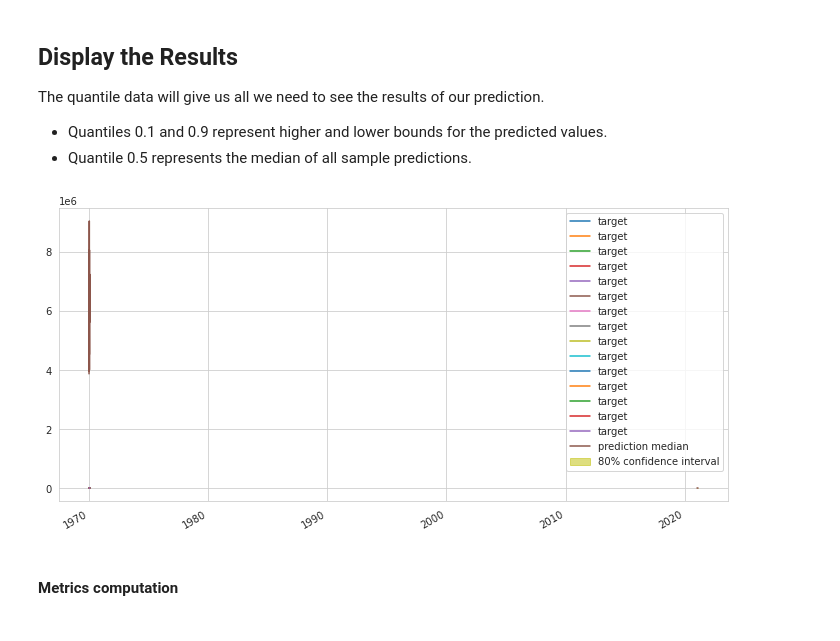
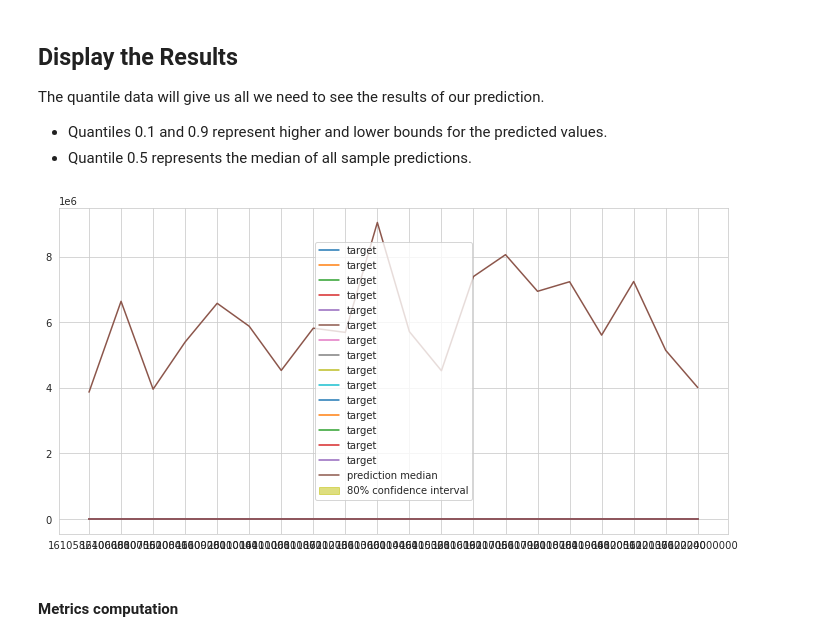
Before and after one commit to alfreedolf/ml-spp, a Jupyter notebook: 3.DeepAR-StockPricesPredictions.ipynb, the cells around one changed output. Drawn from its saved outputs; the diff is of its cells as text; code cells hidden in the pictures.

Commit message:
chore: prediction json serialization/deserialization

```diff
--- a/3.DeepAR-StockPricesPredictions.ipynb
+++ b/3.DeepAR-StockPricesPredictions.ipynb
@@ -419,0 +425,3 @@ single_prediction.to_json(os.path.join(data_dir_json_prediction, "IBM_{} - {}.js
+# %%
+d_single_prediction = pd.read_json(os.path.join(data_dir_json_prediction, "IBM_{} - {}.json".format(start_date, end_date)),
+                                   orient='index', convert_axes=False)
@@ -505,9 +533,9 @@ def display_quantiles(prediction, prediction_length, target_ts=None):
     plt.show()
 # %%
 # display predictions
-display_quantiles(single_prediction, prediction_length[1], target_ts[0])
+display_quantiles(d_single_prediction, prediction_length[1], target_ts[0])
 # %% [output]
-[figure, old version]
+[figure, new version]
 # %% [markdown]
 #### Metrics computation
 # %%
```
Also changed, not shown: parts of 6 cells of this notebook, 4 other files.
